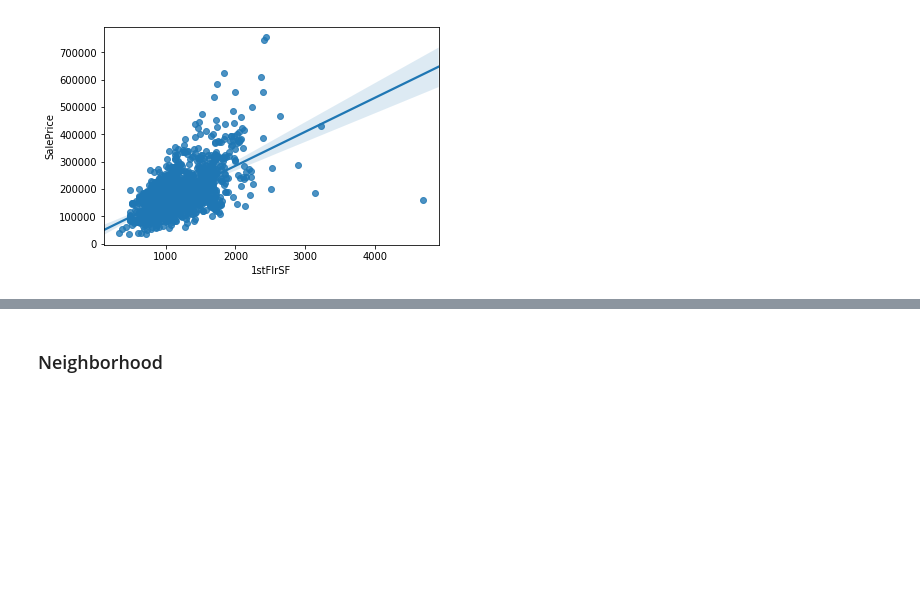
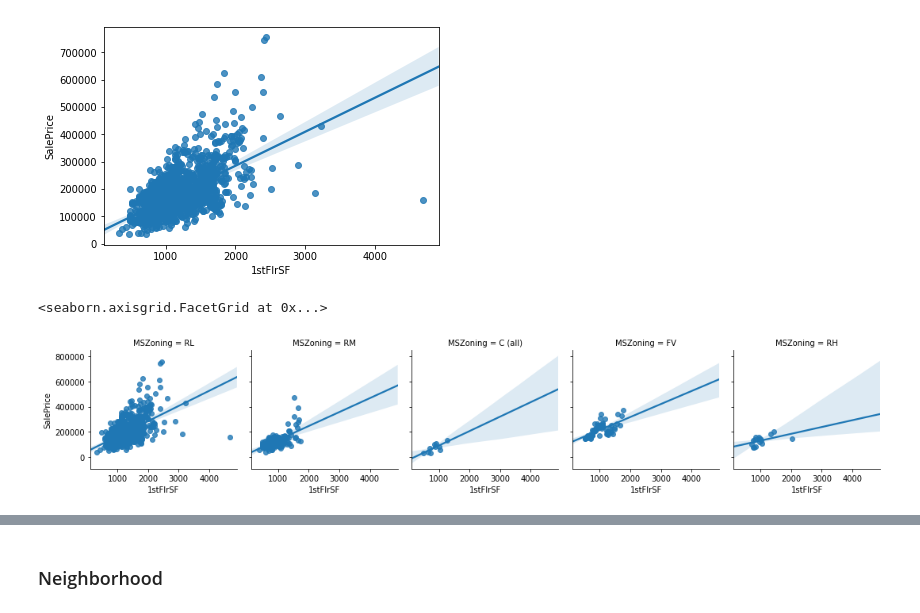
Before and after one commit to StevenDalderop/Ames-Housing-Dataset, a Jupyter notebook: Ames Housing Dataset.ipynb, the cells around one changed output, grey strips where cells are left out. Cells and saved outputs as stored; diff of their text form; code cells hidden in the pictures; blank space fills up the shorter version.

```diff
--- a/Ames Housing Dataset.ipynb
+++ b/Ames Housing Dataset.ipynb
@@ -107,3 +117,8 @@ sns.regplot(x="1stFlrSF",y="SalePrice",data=train)
 # %% [output]
 <matplotlib.axes._subplots.AxesSubplot at 0x...>
 [figure]
+# %%
+sns.FacetGrid(col="MSZoning",data=train).map(sns.regplot,"1stFlrSF","SalePrice")
+# %% [output]
+<seaborn.axisgrid.FacetGrid at 0x...>
+[figure, added]
```
Also changed, not shown: parts of 17 cells of this notebook.
